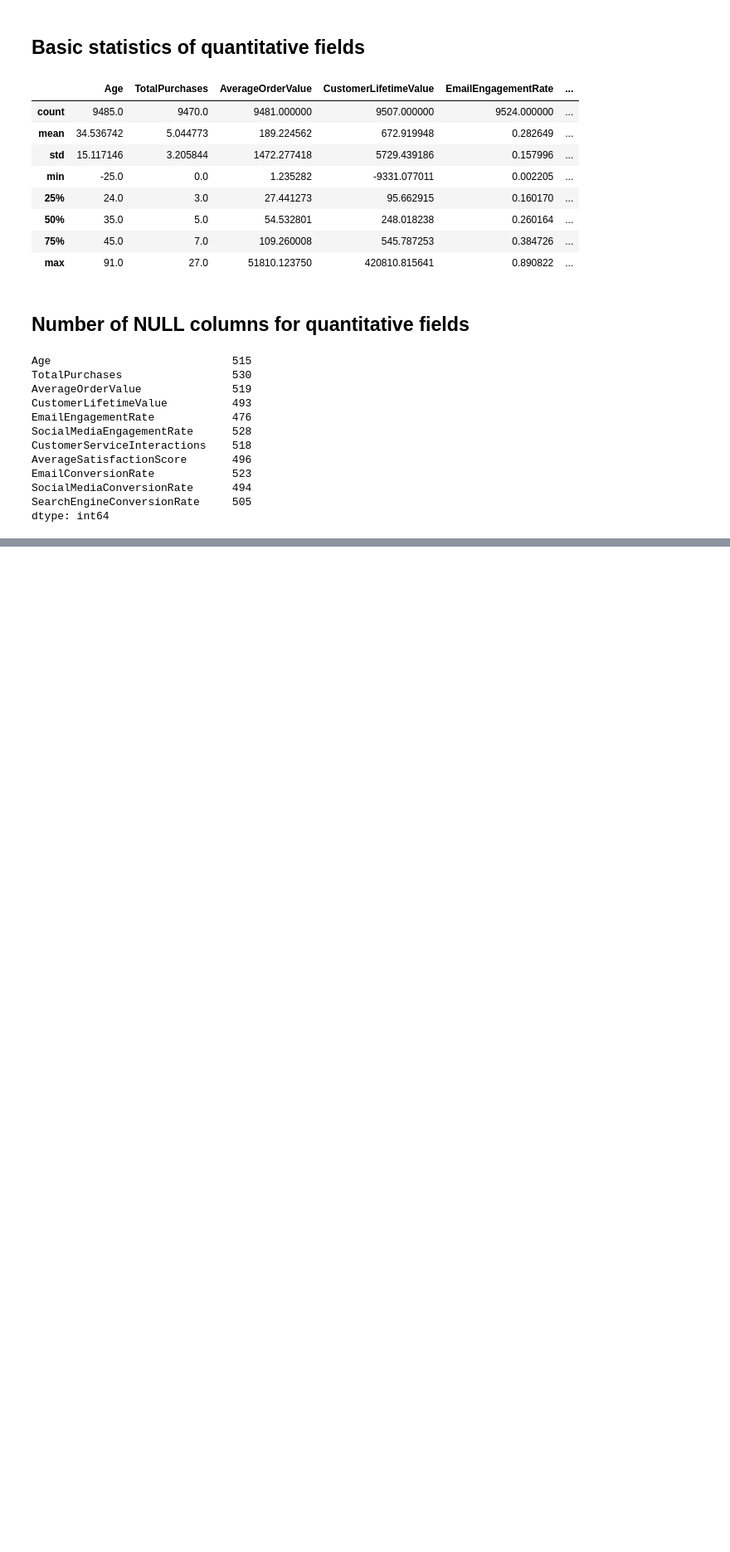
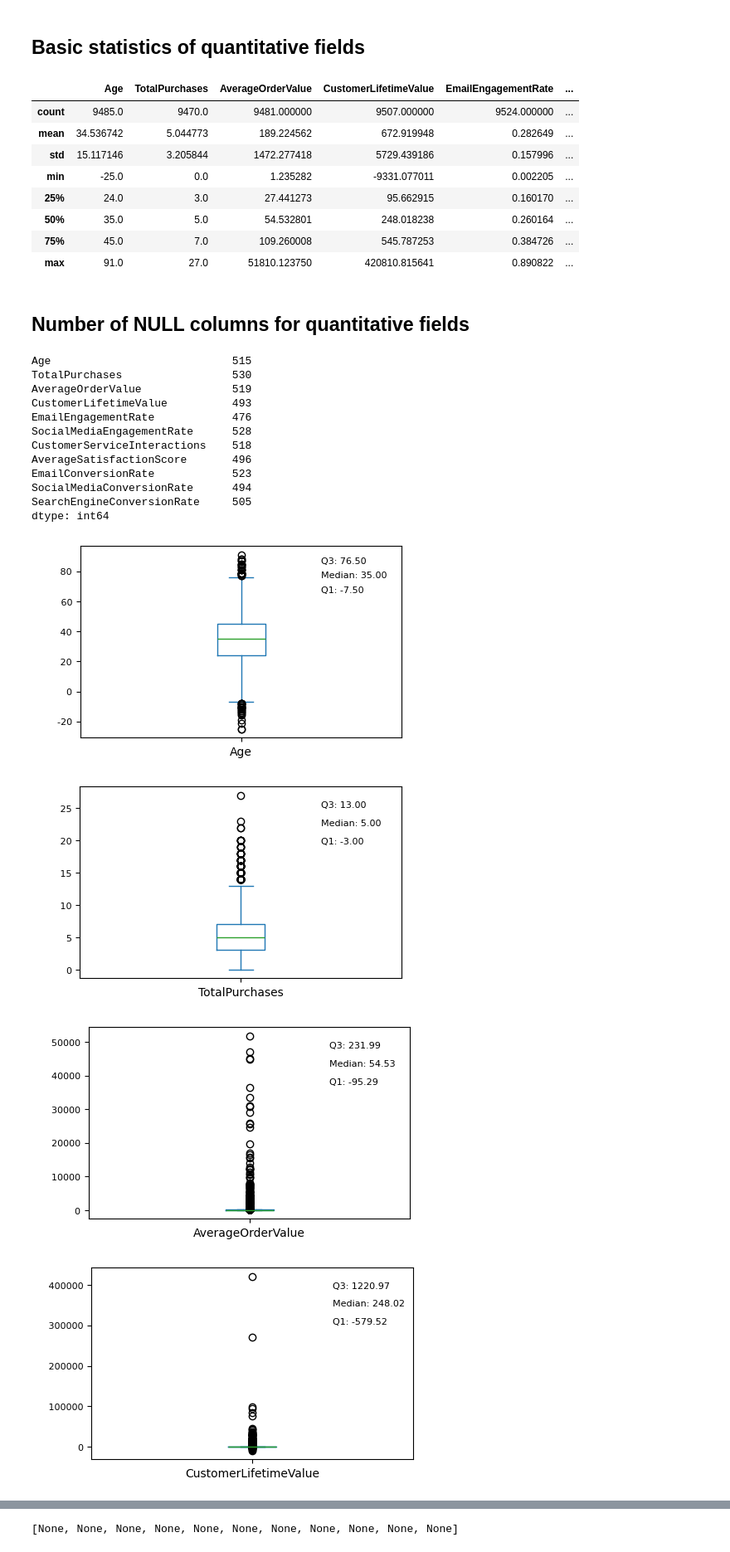
Before and after one commit to PSU-DAAN822-FA25-Group4/data-collection, a Jupyter notebook: analysis.ipynb, the cells around one changed output, grey strips where cells are left out. Shown at 83% size. Drawn from its saved outputs; the diff is of its cells as text; code cells hidden in the pictures; blank space fills up the shorter version.

Commit message:
added boxplots

```diff
--- a/analysis.ipynb
+++ b/analysis.ipynb
@@ -171,3 +173,39 @@ EmailConversionRate            523
 SocialMediaConversionRate      494
 SearchEngineConversionRate     505
 dtype: int64
+# %%
+def draw_boxplot(df, column_name):
+    q1 = df[column_name].quantile(0.25)
+    q3 = df[column_name].quantile(0.75)
+    iqr = q3 - q1
+
+    lower_bound = q1 - 1.5 * iqr
+    upper_bound = q3 + 1.5 * iqr
+    median = df[column_name].median()
+
+    fig, ax = plt.subplots(figsize=(5, 3))
+    df[column_name].plot.box(
+        ax = ax
+    )
+    ymin, ymax = ax.get_ylim()
+
+    ax.text(1.25, ymax * 0.7,
+            f"Q1: {lower_bound:.02f}",
+            va = 'center', ha = 'left', fontsize = 8)
+    ax.text(1.25, ymax * 0.8,
+        f"Median: {median:.02f}",
+        va = 'center', ha = 'left', fontsize = 8)
+    ax.text(1.25, ymax * 0.9,
+            f"Q3: {upper_bound:.02f}",
+            va='center', ha='left', fontsize = 8)
+    ax.tick_params(axis='y', labelsize=8)
+    ax.yaxis.set_major_formatter(mtick.FuncFormatter(lambda x, _: f"{int(x):9d}"))
+
+    plt.show()
+# %%
+list(map(lambda x: draw_boxplot(df, x), quantitative_columns))
+# %% [output]
+[figure, added]
+[figure, added]
+[figure, added]
+[figure, added]
@@ -173,0 +219 @@ dtype: int64
+[None, None, None, None, None, None, None, None, None, None, None]
```
Also changed, not shown: parts of 2 cells of this notebook, 1 other file.
